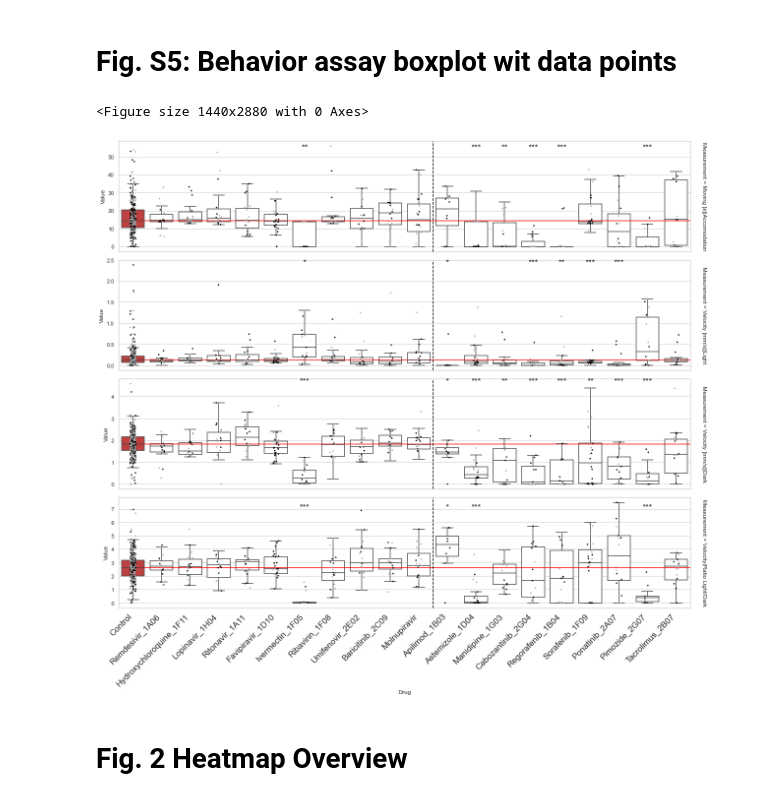
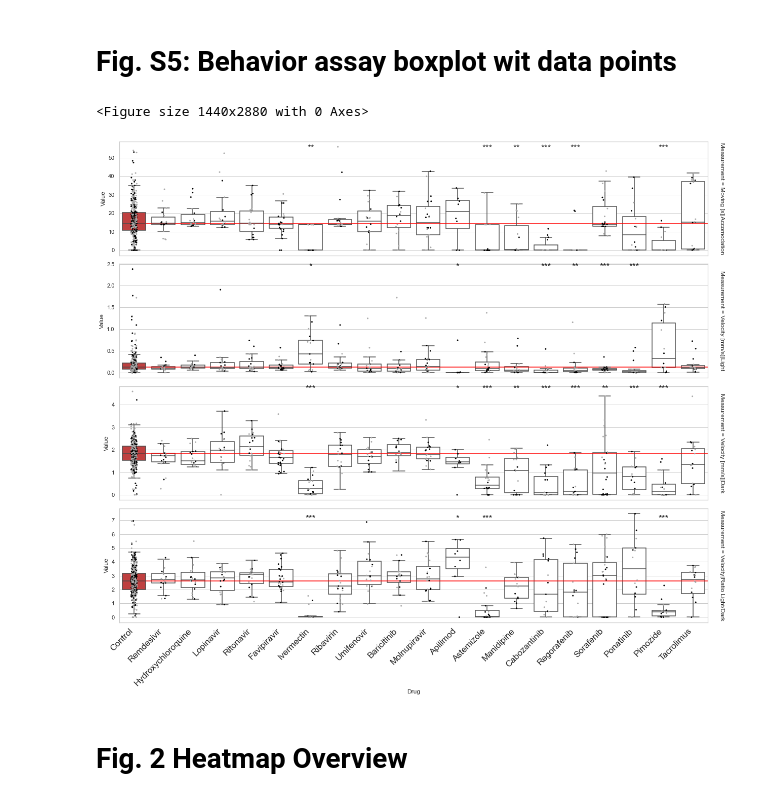
Before and after one commit to marwa6611/CoVasc_DrugScreen, a Jupyter notebook: CoVasc_Data_Graphs.ipynb, the cells around one changed output. Saved outputs shown, nothing was run; the diff lists cells and outputs as text; code cells hidden in the pictures.

```diff
--- a/CoVasc_Data_Graphs.ipynb
+++ b/CoVasc_Data_Graphs.ipynb
@@ -80,6 +87,9 @@ measurement = ['Body length (µm)',
 
 df_covid_plot = df_covid.reset_index().pivot_table(index=["Drug","Experiment ID","Concentration (µM)","Repeat","index"],values=measurement).stack().reset_index()
 df_covid_plot.columns = ["Drug","Experiment ID","Concentration (µM)","Repeat","ID","Measurement","Value"]
+df_covid_plot["Drug"] = df_covid_plot["Drug"].str.rsplit("_",1,expand=True)[0]
+listdrugs_simple = [tag.rsplit("_",1)[0] for tag in listdrugs]
+cdict  = {i: "white" if i != "Control" else "red" for i in listdrugs_simple}
 # %%
 repeats = {}
 
@@ -175,7 +192,7 @@ df_sign_T2 = df_sign2.T
 # %%
 listdrugs = ["Control","Remdesivir_1A06","Hydroxychloroquine_1F11","Lopinavir_1H04","Ritonavir_1A11","Favipiravir_1D10","Ivermectin_1F05","Ribavirin_1F08","Umifenovir_2E02","Baricitinib_2C09","Molnupiravir",
              "Apilimod_1B03","Astemizole_1D04","Manidipine_1G03","Cabozantinib_2G04","Regorafenib_1B04","Sorafenib_1F09","Ponatinib_2A07","Pimozide_2G07","Tacrolimus_2B07"]
-cdict2  = {i: "white" if i != "Control" else "red" for i in listdrugs}
+
 df_covid2 = df_standardized2.set_index("Drug").loc[listdrugs].reset_index()
 df_sign_T2 = df_sign2.loc[listdrugs].T
 
@@ -184,36 +201,39 @@ measurement2 = ["Moving [s]|Accomodation","Velocity [mm/s]|Light", "Velocity [mm
 
 df_covid_plot2 = df_covid2.pivot_table(index=["Drug","Replicate","index"],values=measurement2).stack().reset_index().drop("index",axis=1)
 df_covid_plot2.columns = ["Drug","Repeat","Measurement","Value"]
+df_covid_plot2["Drug"] = df_covid_plot2["Drug"].str.rsplit("_",1,expand=True)[0]
+listdrugs_simple = [tag.rsplit("_",1)[0] for tag in listdrugs]
+cdict2  = {i: "white" if i != "Control" else "red" for i in listdrugs_simple}
 # %% [markdown]
 # Fig. S5: Behavior assay boxplot wit data points
 # %%
 plt.figure(figsize=(20,40))
 sns.set_context("paper")
 sns.set_theme(style="whitegrid")
 
 g = sns.FacetGrid(df_covid_plot2,row="Measurement",sharey=False,row_order=measurement2,height=3.5,aspect=5,margin_titles=True,legend_out=True,despine=False)
-g.map_dataframe(sns.stripplot, x="Drug",y="Value", hue="Repeat",palette=["black","darkgrey"],size=3,order=listdrugs)
-g.map_dataframe(sns.boxplot, x="Drug",hue="Drug",y="Value",palette=cdict,fliersize=0,dodge=False,order=listdrugs,saturation=0.5)
+g.map_dataframe(sns.stripplot, x="Drug",y="Value", hue="Repeat",palette=["black","darkgrey"],size=3,order=listdrugs_simple)
+g.map_dataframe(sns.boxplot, x="Drug",hue="Drug",y="Value",palette=cdict2,fliersize=0,dodge=False,order=listdrugs_simple,saturation=0.5)
 
-g.refline(x=10.5,color='0')
+#g.refline(x=10.5,color='0')
 for ax,rowname in zip(g.axes.flat,g.row_names):
     y_control2 = df_covid_plot2[(df_covid_plot2["Drug"]=="Control") & (df_covid_plot2["Measurement"]==rowname)]["Value"]
     ax.hlines(xmin=0, y = y_control2.median(), xmax=19.5,color="red")
 
     [ax.text(x = num, y = y_control2.max(), s = stars, size = 'x-large', ha='center') for num,stars in enumerate(df_sign_T2.loc[rowname]) if stars != "ns"]
     #if rowname == "Velocity|Ratio Dark-Bright":
     #    ax.set_yscale('log')
 plt.xticks(
     rotation=45,
     horizontalalignment='right',
     fontweight='light',
     fontsize='x-large'
 );
 
 plt.savefig("./graphs/FigS5/Behavior_Selection_Boxplot_FacetGrid.pdf")
 # %% [output]
 <Figure size 1440x2880 with 0 Axes>
-[figure, old version]
+[figure, new version]
 # %% [markdown]
 # Fig. 2 Heatmap Overview
 # %%
```
Also changed, not shown: parts of 3 cells of this notebook, 12 other files.
